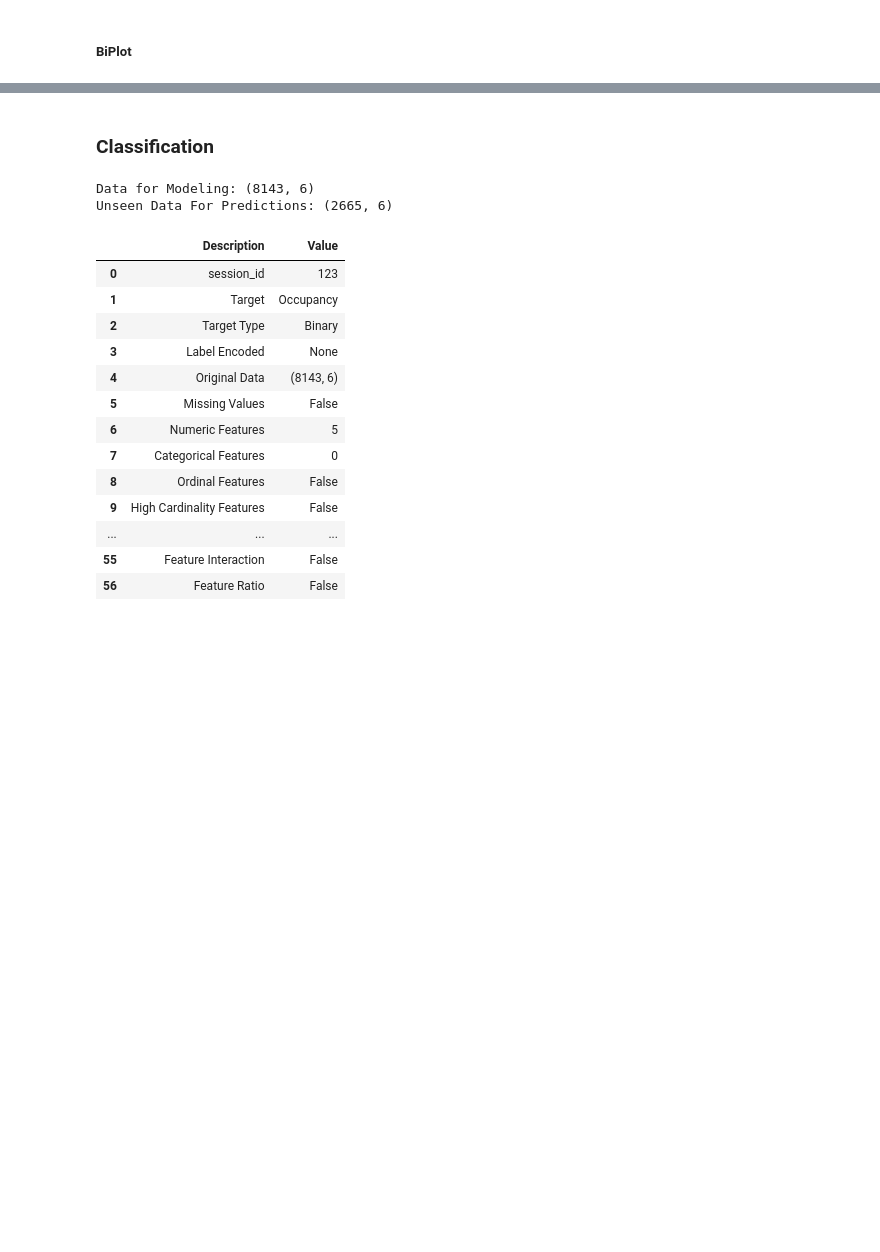
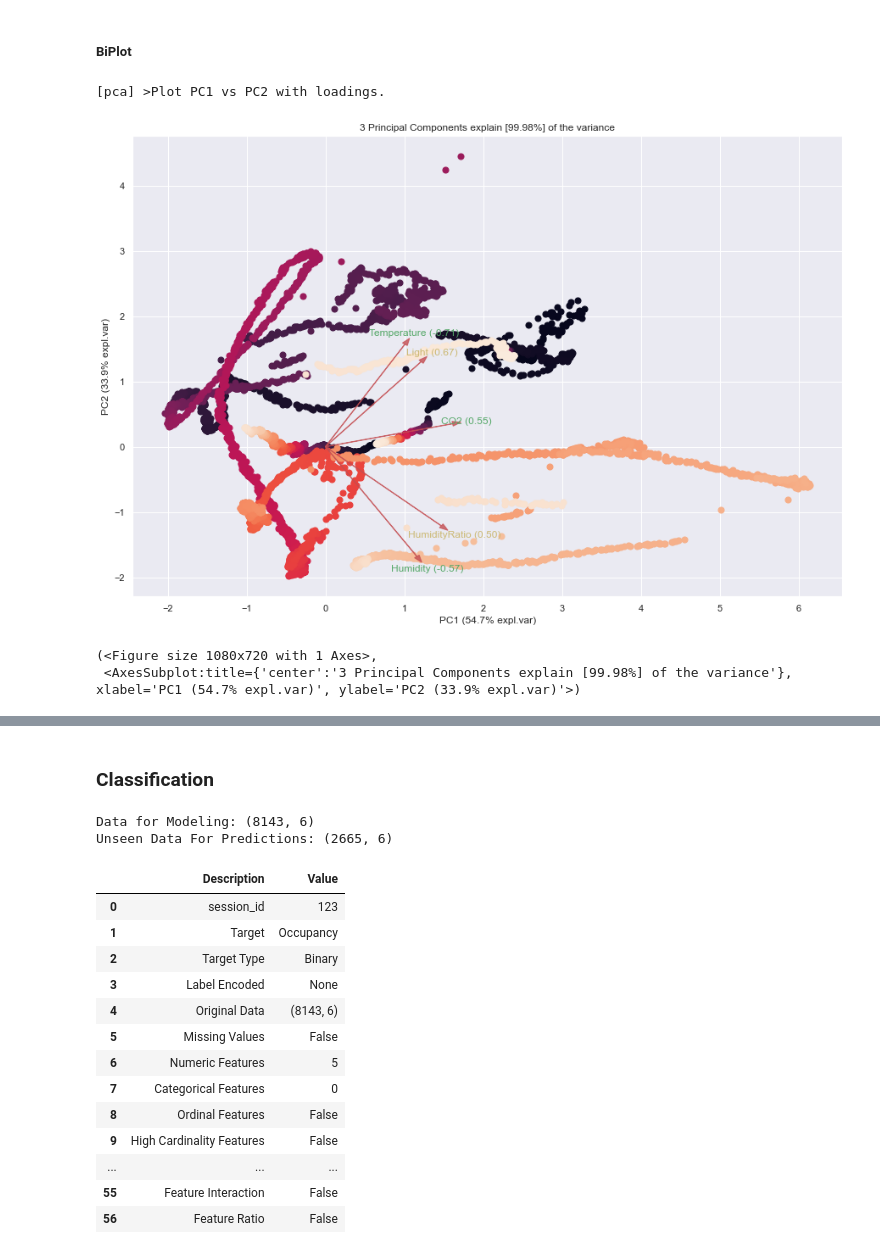
Before and after one commit to GursimarSaini/INSE6220Project, a Jupyter notebook: datasets/occupancy/OccupancyDetectionPCA.ipynb, the cells around one changed output, grey strips where cells are left out. Cells and saved outputs as stored; diff of their text form; code cells hidden in the pictures; blank space fills up the shorter version.

```diff
--- a/datasets/occupancy/OccupancyDetectionPCA.ipynb
+++ b/datasets/occupancy/OccupancyDetectionPCA.ipynb
@@ -208,5 +276,10 @@ model.plot();
 # %% [markdown]
 ##### BiPlot
 # %%
-#model.biplot(label=False, legend=False)
+model.biplot(label=False, legend=False, cmap=None)
+# %% [output]
+[pca] >Plot PC1 vs PC2 with loadings.
+[figure, added]
+(<Figure size 1080x720 with 1 Axes>,
+ <AxesSubplot:title={'center':'3 Principal Components explain [99.98%] of the variance'}, xlabel='PC1 (54.7% expl.var)', ylabel='PC2 (33.9% expl.var)'>)
 # %%
```
Also changed, not shown: parts of 28 cells of this notebook, 20 other files.
